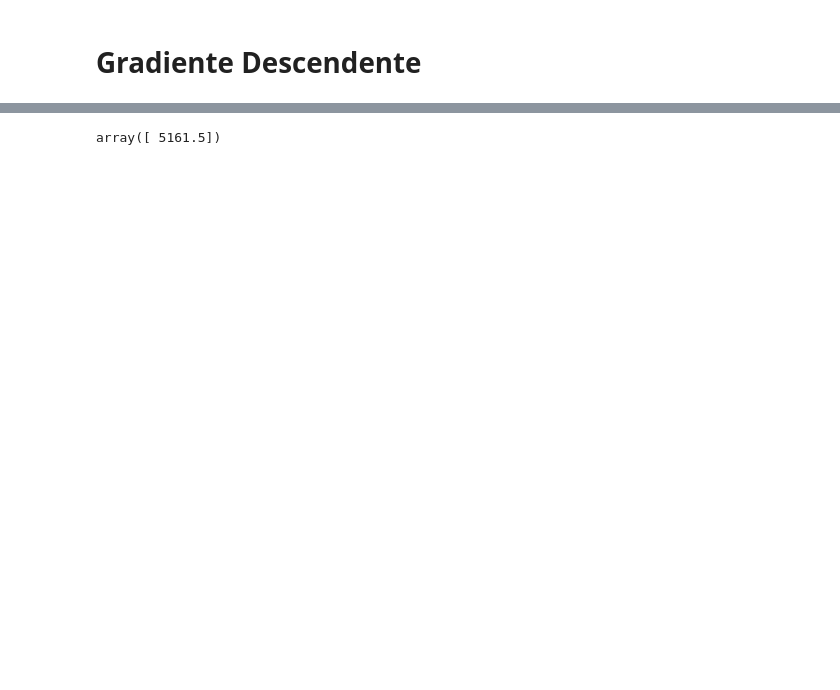
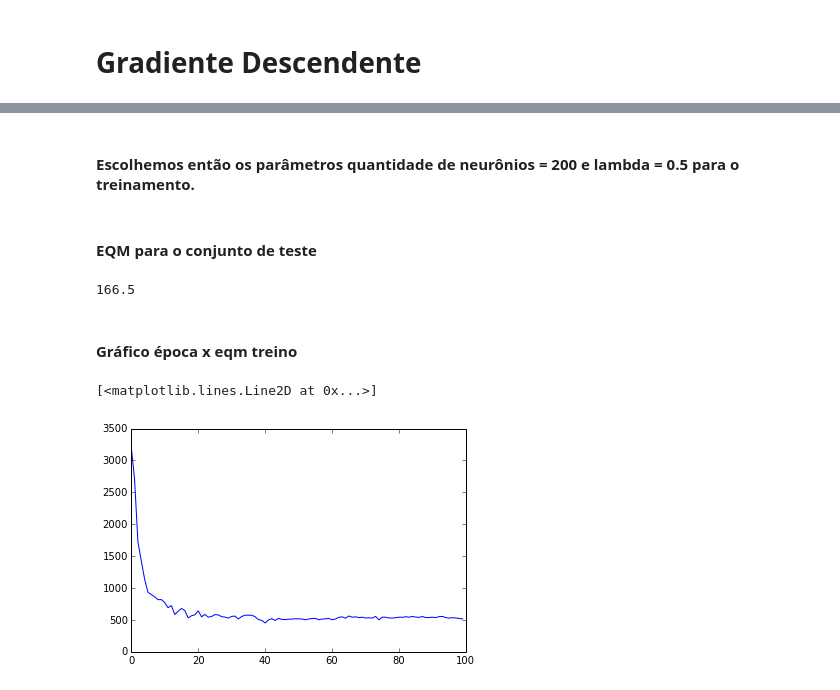
Before and after one commit to abevieiramota/mestrado-AA, a Jupyter notebook: Trabalho 3.ipynb, the cells around one changed output, grey strips where cells are left out. Drawn from its saved outputs; the diff is of its cells as text; code cells hidden in the pictures; blank space fills up the shorter version.

```diff
--- a/Trabalho 3.ipynb
+++ b/Trabalho 3.ipynb
@@ -50,19 +51,25 @@ def visualizar_imgs(X, T):
 
 def output_rede(hidden, output, x):
 
-    y_hidden = np.dot(x, hidden)
+    if x.ndim == 1:
+        x = x.reshape((x.shape[0], 1))
+
+    x = np.vstack((-1*np.ones((1, x.shape[1])), x))
+
+    y_hidden = np.dot(hidden, x)
     sigma_hidden = 1./(1. + np.exp(-1.*y_hidden))
 
-#     y_output = np.dot(y_hidden, output)
-    y_output = np.dot(sigma_hidden, output)
+    sigma_hidden = np.vstack((-1*np.ones((1, sigma_hidden.shape[1])), sigma_hidden))
+
+    y_output = np.dot(output, sigma_hidden)
     sigma_output = 1./(1. + np.exp(-1.*y_output))
 
     return sigma_output, sigma_hidden
-#     return y_output, y_hidden
 
 def eqm(esperados, retornados):
 
-    if esperados.ndim > 1:
+
+    if esperados.ndim > 1 and esperados.shape[1] != 1:
         esperados = np.apply_along_axis(lambda x: x.argmax(), 1, esperados)
         retornados = np.apply_along_axis(lambda x: x.argmax(), 1, retornados)
 
@@ -163,8 +241,18 @@ def gradiente_descendente(X, T, n_hidden, lamb=.01, w_inicial=.05, n_treino=4000
+# %% [markdown]
+#### Escolhemos então os parâmetros quantidade de neurônios = 200 e lambda = 0.5 para o treinamento.
 # %%
-h, o, t, v = gradiente_descendente(X, T, 10, w_inicial=.1, max_epocas=10)
+h, o, t, v, eqm_teste = gradiente_descendente(X, T, 200, lamb=.5, apenas_epocas=True, max_epocas=100)
+# %% [markdown]
+#### EQM para o conjunto de teste
+# %%
+eqm_teste
+# %% [output]
+166.5
+# %% [markdown]
+#### Gráfico época x eqm treino
 # %%
-tt = np.array([x[0] for x in t])
+eqm_treino = np.array([x[0] for x in t])
+pl.plot(np.arange(0, len(eqm_treino), 1), eqm_treino)
+# %% [output]
+[<matplotlib.lines.Line2D at 0x...>]
+[figure, added]
-# %%
-np.unique(v)
-# %% [output]
-array([ 5161.5])
```
Also changed, not shown: parts of 43 cells of this notebook, 1 other file.
